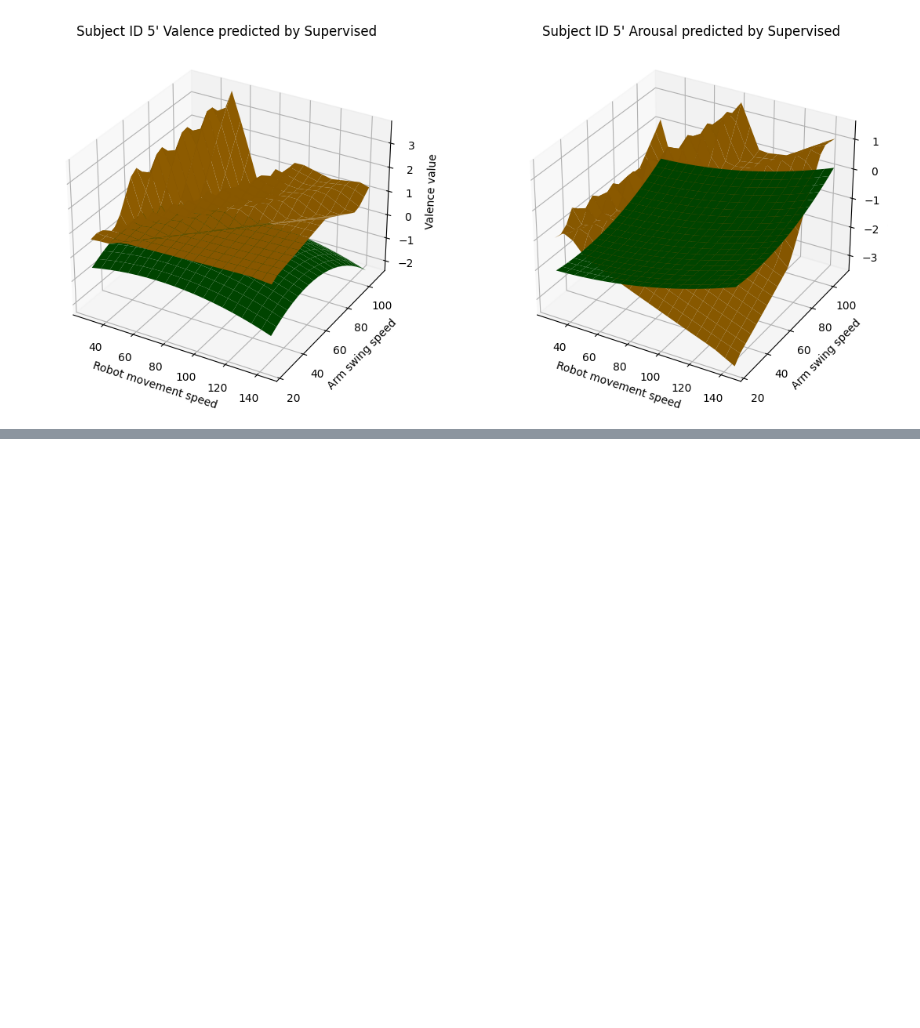
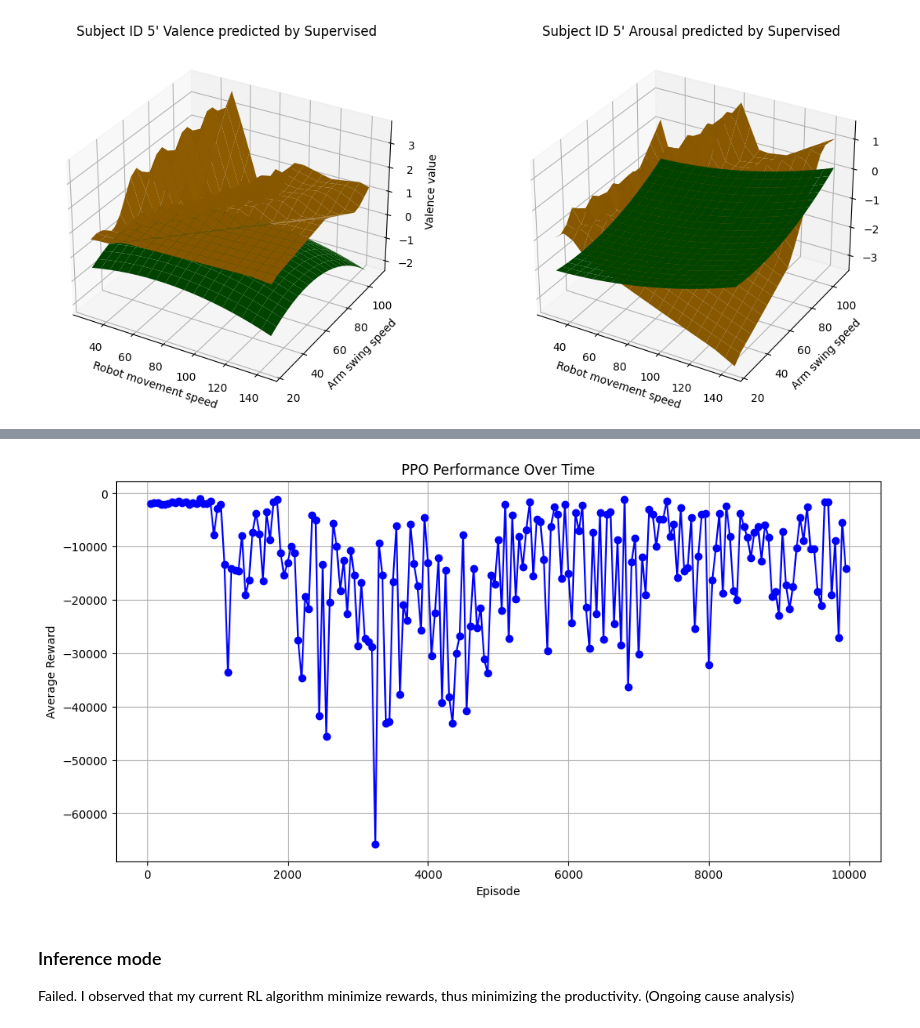
Before and after one commit to gwyong/umich, a Jupyter notebook: DPM/HRC/run.ipynb, the cells around one changed output, grey strips where cells are left out. Cells and saved outputs as stored; diff of their text form; code cells hidden in the pictures; blank space fills up the shorter version.

Commit message:
update: update failed RL part.

```diff
--- a/DPM/HRC/run.ipynb
+++ b/DPM/HRC/run.ipynb
@@ -58,0 +62,5 @@ visualize_MAML(net_supervised, seed=3, net_name="Supervised", device=device)
+# %%
+hr_net = HumanResponseNet(input_size=5, hidden_size=32, output_size=2, dropout_rate=0)
+hr_net.load_state_dict(torch.load("supervised_HumanResponseNet.pth"))
+# hr_net.load_state_dict(torch.load("meta_HumanResponseNet.pth"))
+hr_net.to(device)
@@ -58,0 +137,18 @@ visualize_MAML(net_supervised, seed=3, net_name="Supervised", device=device)
+# %%
+average_scores = [avg_R.detach().cpu().numpy() for avg_R in average_scores]
+episodes = [i*print_interval for i in range(1, len(average_scores)+1)]
+
+# Episode-Avg Score graph
+plt.figure(figsize=(12, 6))
+plt.plot(episodes, average_scores, marker='o', linestyle='-', color='b')
+plt.title('PPO Performance Over Time')
+plt.xlabel('Episode')
+plt.ylabel('Average Reward')
+plt.grid(True)
+plt.show()
+# %% [output]
+[figure, added]
+# %% [markdown]
+### Inference mode
+
+Failed. I observed that my current RL algorithm minimize rewards, thus minimizing the productivity. (Ongoing cause analysis)
```
Also changed, not shown: parts of 8 cells of this notebook, 3 other files.
